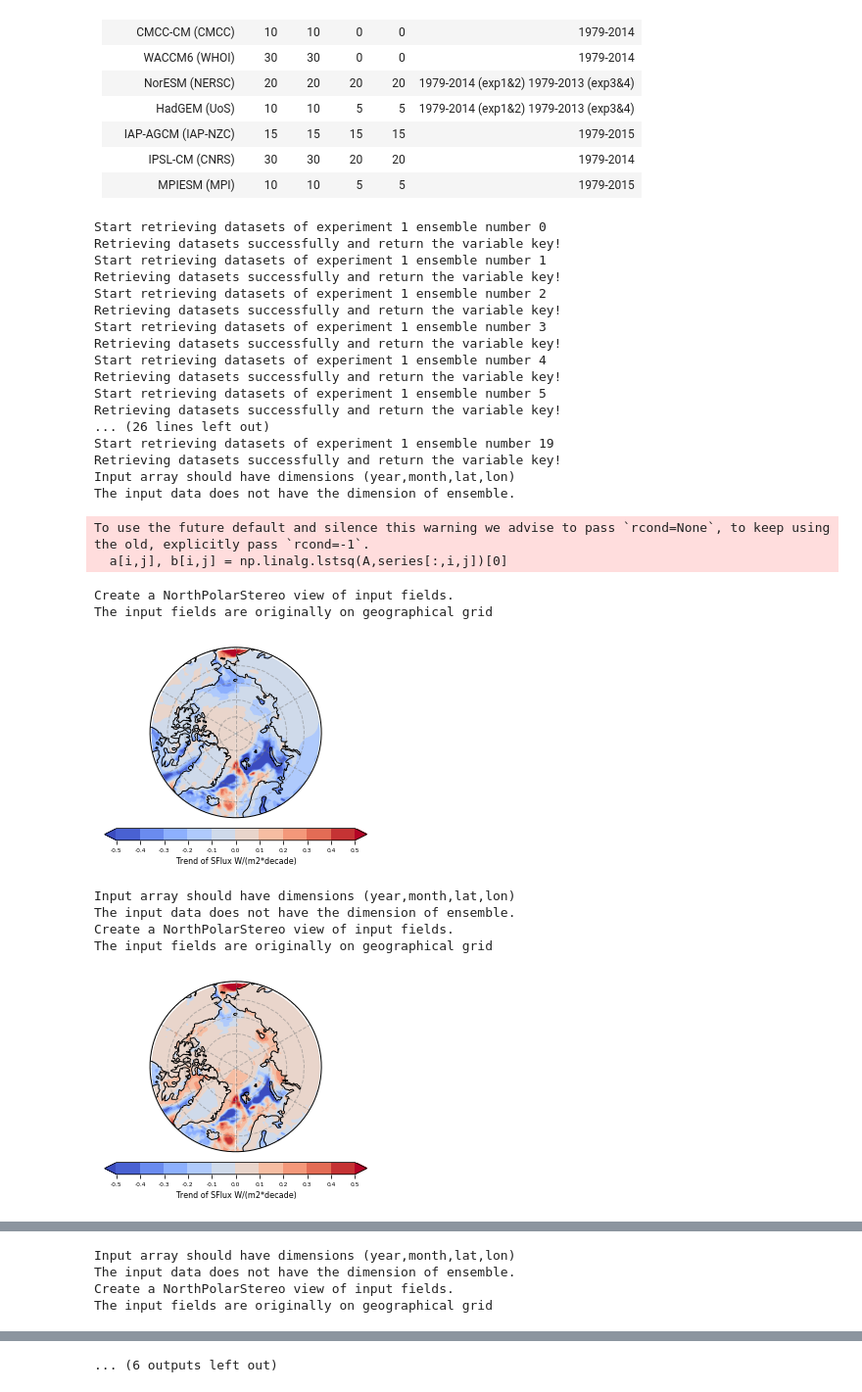
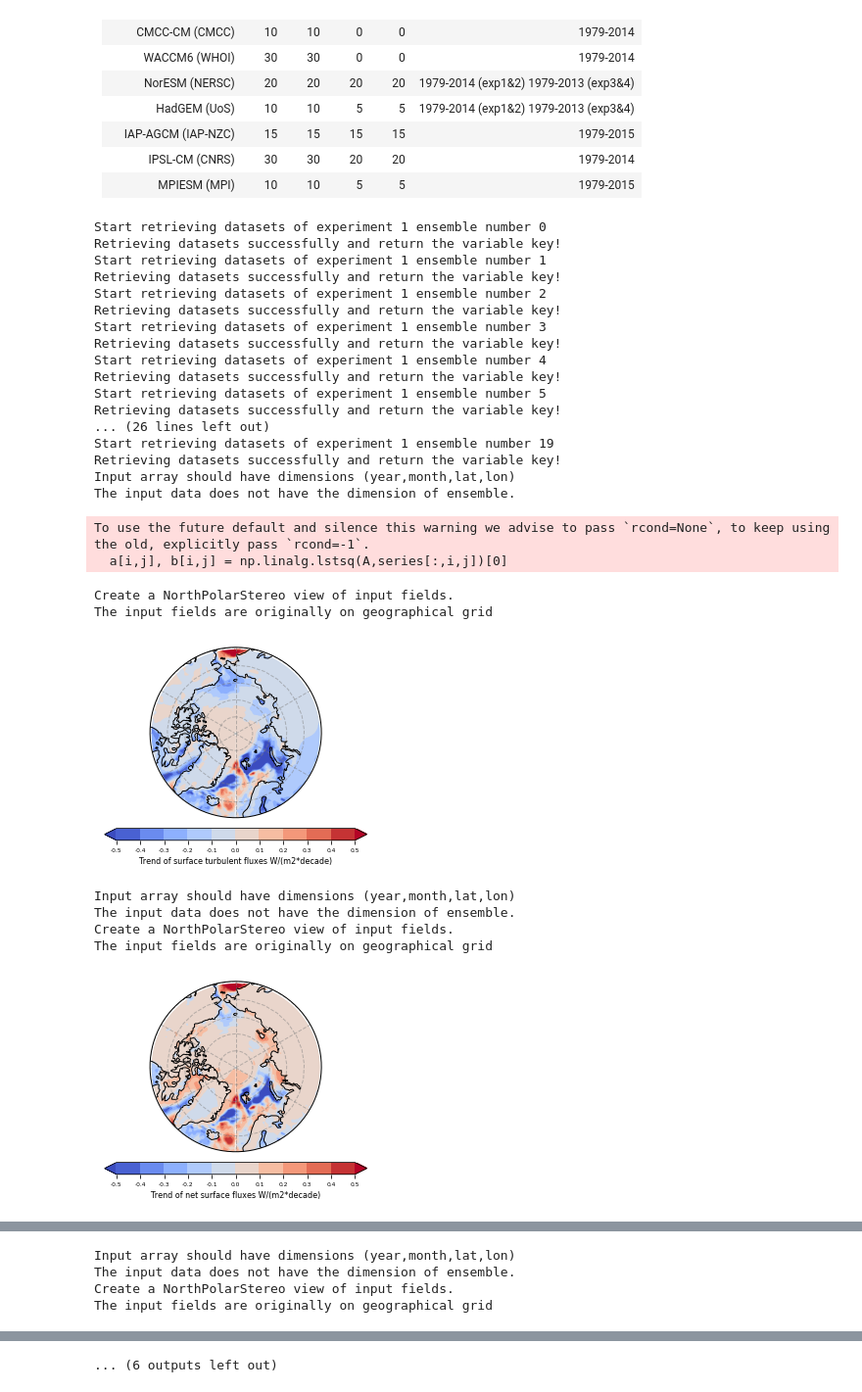
Before and after one commit to geek-yang/JointAnalysis, a Jupyter notebook: Analysis/Trend_spatial/SFlux_ECEarth_DMI_analysis_spatial_trend.ipynb, the cells around one changed output, grey strips where cells are left out. Shown at 98% size. Saved outputs shown, nothing was run; the diff lists cells and outputs as text; code cells hidden in the pictures.

```diff
--- a/Analysis/Trend_spatial/SFlux_ECEarth_DMI_analysis_spatial_trend.ipynb
+++ b/Analysis/Trend_spatial/SFlux_ECEarth_DMI_analysis_spatial_trend.ipynb
@@ -183,7 +183,7 @@ if __name__=="__main__":
             ens_avg_DMI_exp.trend()
             #ticks = [-0.8, -0.6, -0.4, -0.2, 0.0, 0.2, 0.4, 0.6, 0.8]
             ticks = np.linspace(-0.5,0.5,11)
-            label = 'Trend of SFlux W/(m2*decade)'
+            label = 'Trend of surface turbulent fluxes W/(m2*decade)'
             visualizer.plots.geograph(lat, lon, ens_avg_DMI_exp._a*10,
                                       label, ticks, os.path.join(output_path, 'Turbulent_trend',
                                       'trend_spatial_ECEarth_DMI_turb_exp_{}.png'.format(i)),
@@ -195,7 +195,7 @@ if __name__=="__main__":
             ens_avg_DMI_exp.trend()
             #ticks = [-0.8, -0.6, -0.4, -0.2, 0.0, 0.2, 0.4, 0.6, 0.8]
             ticks = np.linspace(-0.5,0.5,11)
-            label = 'Trend of SFlux W/(m2*decade)'
+            label = 'Trend of net surface fluxes W/(m2*decade)'
             visualizer.plots.geograph(lat, lon, ens_avg_DMI_exp._a*10,
                                       label, ticks, os.path.join(output_path, 'SFlux_trend',
                                       'trend_spatial_ECEarth_DMI_SFlux_exp_{}.png'.format(i)),
@@ -207,7 +207,7 @@ if __name__=="__main__":
             ens_avg_DMI_exp.trend()
             #ticks = [-0.8, -0.6, -0.4, -0.2, 0.0, 0.2, 0.4, 0.6, 0.8]
             ticks = np.linspace(-0.5,0.5,11)
-            label = 'Trend of SFlux W/(m2*decade)'
+            label = 'Trend of surface turbulent fluxes W/(m2*decade)'
             visualizer.plots.geograph(lat, lon, ens_avg_DMI_exp._a*10,
                                       label, ticks, os.path.join(output_path, 'Turbulent_trend',
                                       'trend_spatial_ECEarth_DMI_turb_exp_{}.png'.format(i)),
@@ -218,40 +218,40 @@ if __name__=="__main__":
             ens_avg_DMI_exp.anomaly()
             ens_avg_DMI_exp.trend()
             #ticks = [-0.8, -0.6, -0.4, -0.2, 0.0, 0.2, 0.4, 0.6, 0.8]
             ticks = np.linspace(-0.5,0.5,11)
-            label = 'Trend of SFlux W/(m2*decade)'
+            label = 'Trend of net surface fluxes W/(m2*decade)'
             visualizer.plots.geograph(lat, lon, ens_avg_DMI_exp._a*10,
                                       label, ticks, os.path.join(output_path, 'SFlux_trend',
                                       'trend_spatial_ECEarth_DMI_SFlux_exp_{}.png'.format(i)),
                                       boundary = 'polar')
 # %% [output]
 Start retrieving datasets of experiment 1 ensemble number 0
 Retrieving datasets successfully and return the variable key!
 Start retrieving datasets of experiment 1 ensemble number 1
 Retrieving datasets successfully and return the variable key!
 Start retrieving datasets of experiment 1 ensemble number 2
 Retrieving datasets successfully and return the variable key!
 Start retrieving datasets of experiment 1 ensemble number 3
 Retrieving datasets successfully and return the variable key!
 Start retrieving datasets of experiment 1 ensemble number 4
 Retrieving datasets successfully and return the variable key!
 Start retrieving datasets of experiment 1 ensemble number 5
 Retrieving datasets successfully and return the variable key!
 ... (26 lines left out)
 Start retrieving datasets of experiment 1 ensemble number 19
 Retrieving datasets successfully and return the variable key!
 Input array should have dimensions (year,month,lat,lon)
 The input data does not have the dimension of ensemble.
 To use the future default and silence this warning we advise to pass `rcond=None`, to keep using the old, explicitly pass `rcond=-1`.
   a[i,j], b[i,j] = np.linalg.lstsq(A,series[:,i,j])[0]
 Create a NorthPolarStereo view of input fields.
 The input fields are originally on geographical grid
-[figure, old version]
+[figure, new version]
 Input array should have dimensions (year,month,lat,lon)
 The input data does not have the dimension of ensemble.
 Create a NorthPolarStereo view of input fields.
 The input fields are originally on geographical grid
-[figure, old version]
+[figure, new version]
 Start retrieving datasets of experiment 2 ensemble number 0
 Retrieving datasets successfully and return the variable key!
 Start retrieving datasets of experiment 2 ensemble number 1
```
Also changed, not shown: parts of 1 cell of this notebook, 1 other file.
